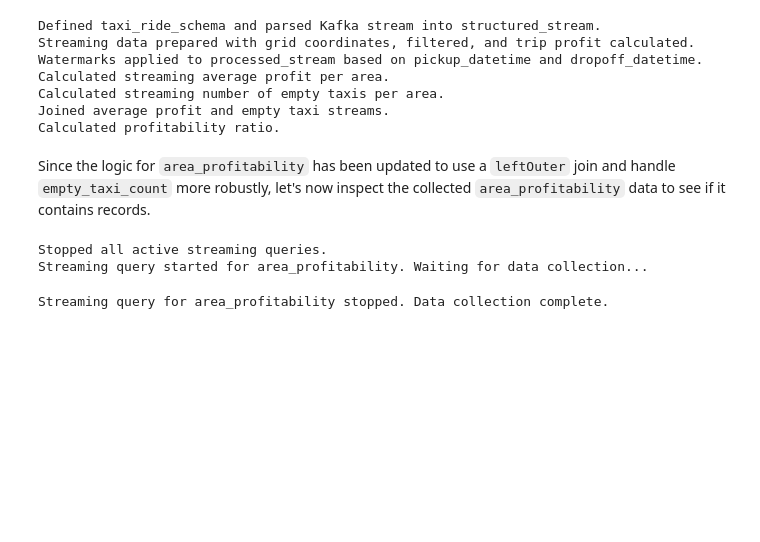
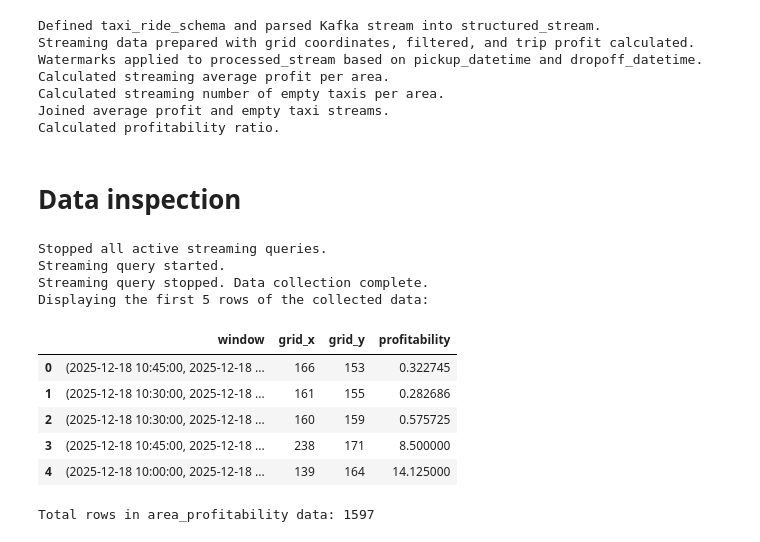
Before and after one commit to aavarela/SPBD_Labs, a Jupyter notebook: projeto2/project.ipynb, the cells around one changed output. Drawn from its saved outputs; the diff is of its cells as text; code cells hidden in the pictures; blank space fills up the shorter version.

```diff
--- a/projeto2/project.ipynb
+++ b/projeto2/project.ipynb
@@ -114,10 +114,10 @@ processed_stream = structured_stream \
     .withColumn("dropoff_grid_x", floor((MAX_LAT - col("dropoff_latitude")) / LAT_DELTA)) \
     .withColumn("dropoff_grid_y", floor((col("dropoff_longitude") - MIN_LON) / LON_DELTA)) \
     .filter(
-        (col("pickup_latitude").isNotNull()) & (col("pickup_longitude").isNotNull()) &
-        (col("dropoff_latitude").isNotNull()) & (col("dropoff_longitude").isNotNull()) &
-        (col("pickup_grid_x").between(0, 299)) & (col("pickup_grid_y").between(0, 299)) &
-        (col("dropoff_grid_x").between(0, 299)) & (col("dropoff_grid_y").between(0, 299)) &
+        (col("pickup_latitude").isNotNull()) & (col("pickup_longitude").isNotNull()) & \
+        (col("dropoff_latitude").isNotNull()) & (col("dropoff_longitude").isNotNull()) & \
+        (col("pickup_grid_x").between(0, 299)) & (col("pickup_grid_y").between(0, 299)) & \
+        (col("dropoff_grid_x").between(0, 299)) & (col("dropoff_grid_y").between(0, 299)) & \
         (col("trip_distance") > 0)
     ) \
     .withColumn("trip_profit", col("fare_amount") + col("tip_amount"))
@@ -194,7 +194,7 @@ area_metrics_stream = average_profit_per_area_stream.join(
     average_profit_per_area_stream.pickup_grid_x.alias("grid_x"),
     average_profit_per_area_stream.pickup_grid_y.alias("grid_y"),
     col("average_trip_profit"),
-    coalesce(col("empty_taxi_count"), lit(0)).alias("empty_taxi_count") # Coalesce null counts to 0
+    coalesce(col("empty_taxi_count"),lit(0)).alias("empty_taxi_count") # Coalesce null counts to 0
 )
 
 print("Joined average profit and empty taxi streams.")
@@ -221,35 +221,53 @@ Calculated streaming average profit per area.
 Calculated streaming number of empty taxis per area.
 Joined average profit and empty taxi streams.
 Calculated profitability ratio.
-# %% [markdown]
-Since the logic for `area_profitability` has been updated to use a `leftOuter` join and handle `empty_taxi_count` more robustly, let's now inspect the collected `area_profitability` data to see if it contains records.
+# %% [markdown]
+# Data inspection
 # %%
+import time
+import pandas as pd
+from pyspark.sql.functions import col
+
 # Stop any previous active queries
 for q in spark.streams.active:
     q.stop()
 print("Stopped all active streaming queries.")
 
-# Start a streaming query to collect data from area_profitability
-profitability_query = area_profitability \
+# Start a streaming query to collect the data
+data_query = area_profitability \
     .writeStream \
     .outputMode("append") \
     .format("memory") \
-    .queryName("area_profitability_inspection_fixed") \
+    .queryName("data_inspection") \
     .start()
 
-print("Streaming query started for area_profitability. Waiting for data collection...")
+print("Streaming query started.")
+
+# Wait for 900 seconds (15 minutes) to allow data to be processed and collected
+time.sleep(900)
+
+# Stop the streaming query
+data_query.stop()
+
+print("Streaming query stopped. Data collection complete.")
+
+# Retrieve the collected data from the memory sink into a Pandas DataFrame
+area_profitability_df = spark.sql("SELECT * FROM data_inspection").toPandas()
+
+# Display the collected data
+print("Displaying the first 5 rows of the collected data:")
+display(area_profitability_df.head())
+
+print(f"Total rows in area_profitability data: {len(area_profitability_df)}")
 # %% [output]
 Stopped all active streaming queries.
-Streaming query started for area_profitability. Waiting for data collection...
+Streaming query started.
+Streaming query stopped. Data collection complete.
+Displaying the first 5 rows of the collected data:
+|  | window | grid_x | grid_y | profitability |
+| 0 | (2025-12-18 10:45:00, 2025-12-18 ... | 166 | 153 | 0.322745 |
+| 1 | (2025-12-18 10:30:00, 2025-12-18 ... | 161 | 155 | 0.282686 |
+| 2 | (2025-12-18 10:30:00, 2025-12-18 ... | 160 | 159 | 0.575725 |
+| 3 | (2025-12-18 10:45:00, 2025-12-18 ... | 238 | 171 | 8.500000 |
+| 4 | (2025-12-18 10:00:00, 2025-12-18 ... | 139 | 164 | 14.125000 |
+Total rows in area_profitability data: 1597
-# %%
-import time
-
-# Wait for 600 seconds (10 minutes) to allow data to be processed and collected
-time.sleep(600)
-
-# Stop the streaming query
-profitability_query.stop()
-
-print("Streaming query for area_profitability stopped. Data collection complete.")
-# %% [output]
-Streaming query for area_profitability stopped. Data collection complete.
```
Also changed, not shown: parts of 5 cells of this notebook.
